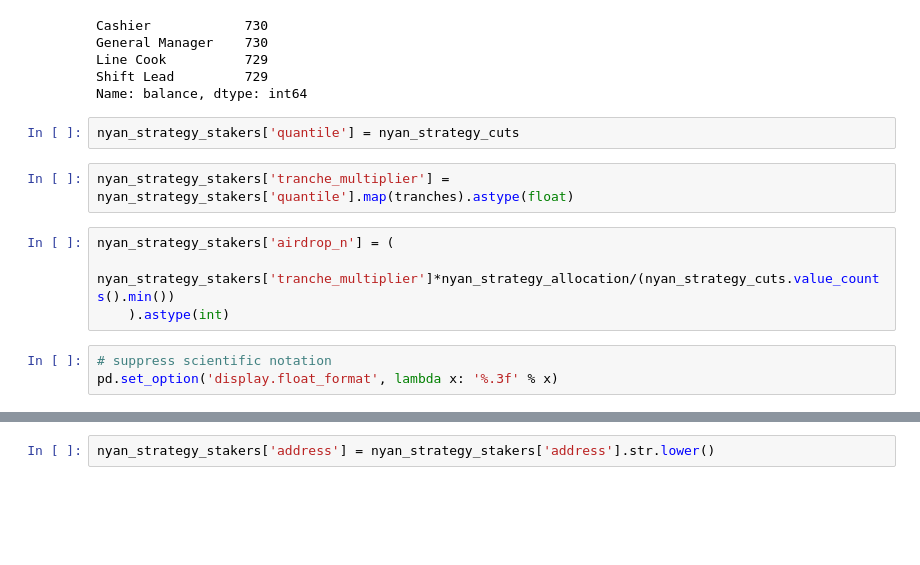
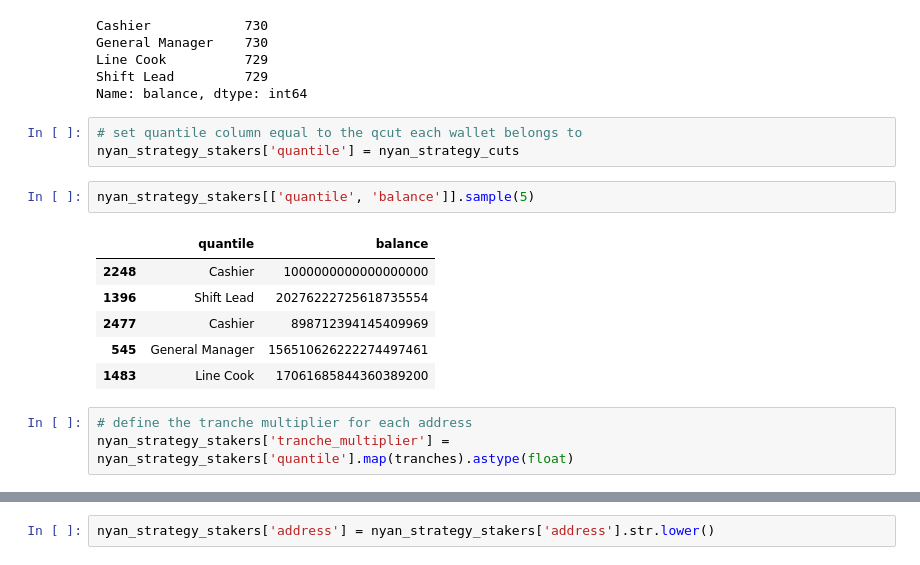
Before and after one commit to treerao/airdrop-nyan, a Jupyter notebook: airdrop_distribution_WIP.ipynb, the cells around one changed output, grey strips where cells are left out. Saved outputs shown, nothing was run; the diff lists cells and outputs as text; blank space fills up the shorter version.

```diff
--- a/airdrop_distribution_WIP.ipynb
+++ b/airdrop_distribution_WIP.ipynb
@@ -105,14 +109,18 @@ General Manager    730
 Line Cook          729
 Shift Lead         729
 Name: balance, dtype: int64
+# %%
+# set quantile column equal to the qcut each wallet belongs to
+nyan_strategy_stakers['quantile'] = nyan_strategy_cuts
 # %%
-nyan_strategy_stakers['quantile'] = nyan_strategy_cuts
+nyan_strategy_stakers[['quantile', 'balance']].sample(5)
+# %% [output]
+|  | quantile | balance |
+| 2248 | Cashier | 1000000000000000000 |
+| 1396 | Shift Lead | 20276222725618735554 |
+| 2477 | Cashier | 898712394145409969 |
+| 545 | General Manager | 156510626222274497461 |
+| 1483 | Line Cook | 17061685844360389200 |
 # %%
+# define the tranche multiplier for each address
 nyan_strategy_stakers['tranche_multiplier'] = nyan_strategy_stakers['quantile'].map(tranches).astype(float)
-# %%
-nyan_strategy_stakers['airdrop_n'] = (
-    nyan_strategy_stakers['tranche_multiplier']*nyan_strategy_allocation/(nyan_strategy_cuts.value_counts().min())
-    ).astype(int)
-# %%
-# suppress scientific notation
-pd.set_option('display.float_format', lambda x: '%.3f' % x)
```
Also changed, not shown: parts of 11 cells of this notebook.
